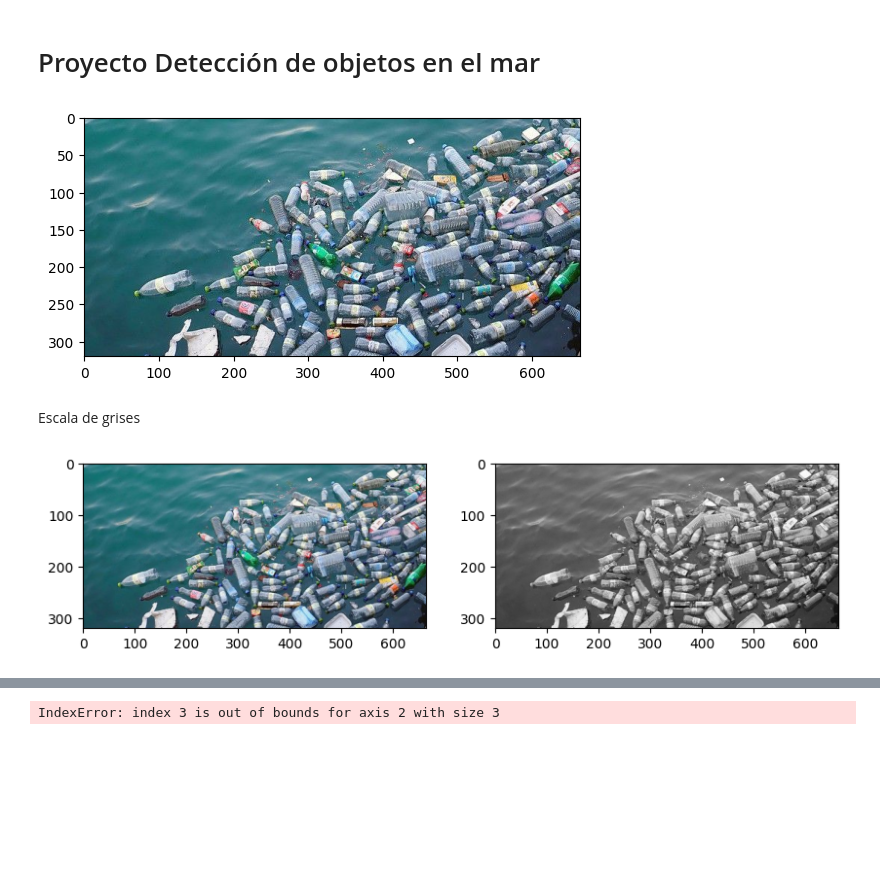
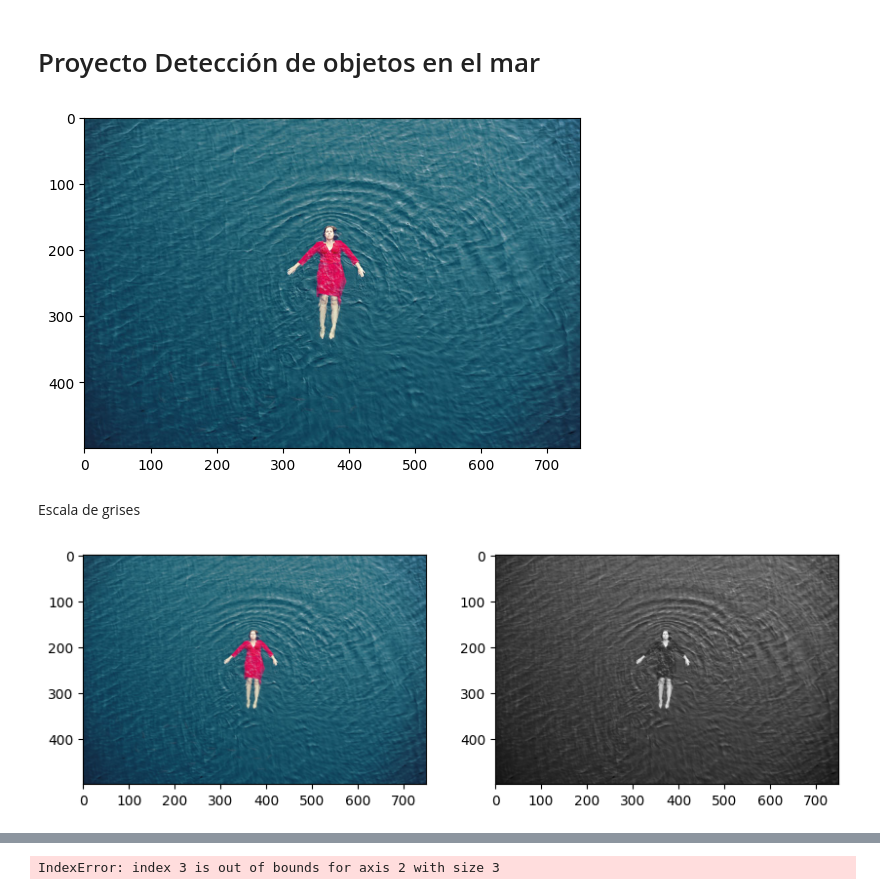
Before and after one commit to Pablogarciao/ProyectoImagenesComp, a Jupyter notebook: MiniProyecto.ipynb, the cells around one changed output, grey strips where cells are left out. Drawn from its saved outputs; the diff is of its cells as text; code cells hidden in the pictures; blank space fills up the shorter version.

```diff
--- a/MiniProyecto.ipynb
+++ b/MiniProyecto.ipynb
@@ -10,16 +6,16 @@ import numpy as np
 import matplotlib.pyplot as plt
 from skimage.color import *
 # %%
-img = plt.imread('./Imagenes/prueba2.jpg')
+img = plt.imread('./Imagenes/prueba9.jpg')
 plt.imshow(img)
 
 def show2imgs(img1, img2):
     fig, ax = plt.subplots(1, 2, figsize=(10, 5))
     ax[0].imshow(img1, cmap='gray')
     ax[1].imshow(img2, cmap='gray')
     plt.show()
 # %% [output]
-[figure, old version]
+[figure, new version]
 # %% [markdown]
 Escala de grises
 # %%
@@ -32,7 +28,7 @@ show2imgs(img, img_gray)
 # eq_adapt = exposure.equalize_adapthist(img_gray)
 # show2imgs(img_gray, eq_adapt)
 # %% [output]
-[figure, old version]
+[figure, new version]
 # %%
 thresh = ski.filters.threshold_local(img_gray,35, offset=0.015)
 binary = img_gray > thresh
```
Also changed, not shown: parts of 7 cells of this notebook, 2 other files.
